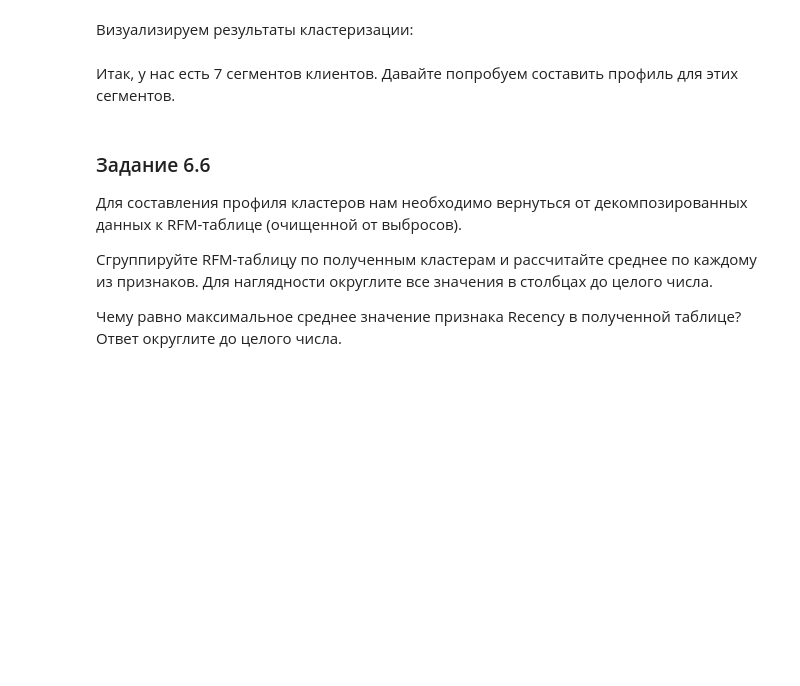
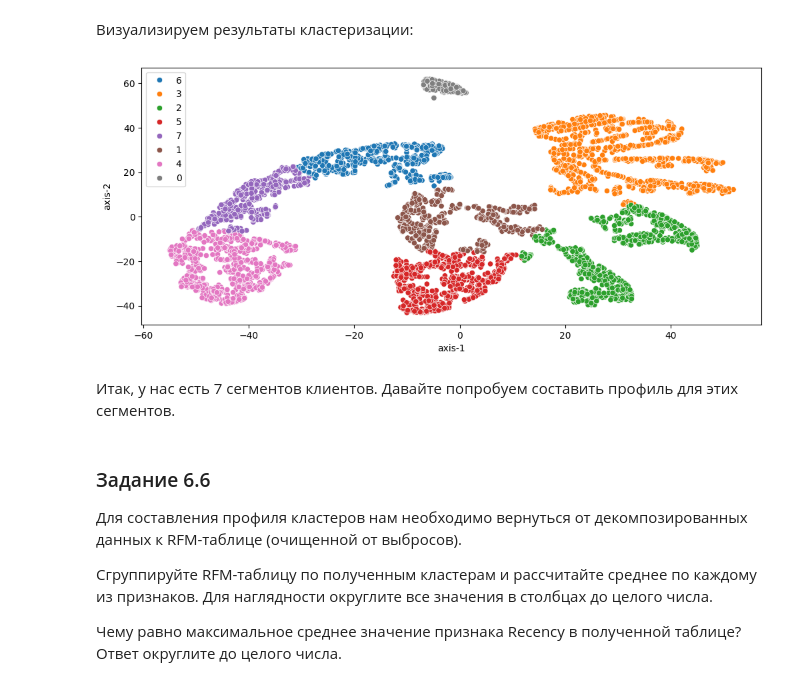
Before and after one commit to Ar1sha/sf, a Jupyter notebook: project_6/Project-6.Сегментирование клиентов онлайн-магазина подарков.ipynb, the cells around one changed output. Cells and saved outputs as stored; diff of their text form; code cells hidden in the pictures; blank space fills up the shorter version.

```diff
--- a/project_6/Project-6.Сегментирование клиентов онлайн-магазина подарков.ipynb
+++ b/project_6/Project-6.Сегментирование клиентов онлайн-магазина подарков.ipynb
@@ -1029,3 +1043,11 @@ sns.scatterplot(data=rfm_table_processed, x='axis-1', y='axis-2');
 1) Судя по полученным результатам, какое количество кластеров лучше всего взять?
 
 2) Чему равно максимальное значение коэффициента силуэта? Ответ округлите до двух знаков после точки-разделителя.
+# %%
+kmeans_tsne = {}
+
+for num in range(3,9):
+  kmeans = cluster.KMeans(random_state=42,n_clusters=num)
+  kmeans.fit(rfm_table_processed_)
+  kmeans_tsne[num]=float(metrics.silhouette_score(rfm_table_processed_,kmeans.labels_))
+kmeans_tsne
@@ -1041,3 +1070,12 @@ sns.scatterplot(data=rfm_table_processed, x='axis-1', y='axis-2');
 1) Судя по полученным результатам, какое количество кластеров лучше всего взять?
 
 2) Чему равно максимальное значение коэффициента силуэта? Ответ округлите до двух знаков после точки-разделителя.
+# %%
+EM_tsne = {}
+
+for num in range(3,9):
+  GM = mixture.GaussianMixture(random_state=42, n_components=num)
+  GM.fit(rfm_table_processed_)
+  pred = GM.predict(rfm_table_processed_)
+  EM_tsne[num]=float(metrics.silhouette_score(rfm_table_processed_,pred))
+EM_tsne
@@ -1053,3 +1098,10 @@ sns.scatterplot(data=rfm_table_processed, x='axis-1', y='axis-2');
 1) Судя по полученным результатам, какое количество кластеров лучше всего взять?
 
 2) Чему равно максимальное значение коэффициента силуэта? Ответ округлите до двух знаков после точки-разделителя.
+# %%
+AG_tsne = {}
+for num in range(2,9):
+  AG = cluster.AgglomerativeClustering(n_clusters=num)
+  AG.fit(rfm_table_processed_)
+  AG_tsne[num] = float(metrics.silhouette_score(rfm_table_processed_,AG.labels_))
+AG_tsne
@@ -1067,0 +1136,4 @@ sns.scatterplot(data=rfm_table_processed, x='axis-1', y='axis-2');
+# %%
+kmeans = cluster.KMeans(random_state=42, n_clusters=8)
+model = kmeans.fit(rfm_table_processed_)
+pd.Series(kmeans.labels_).value_counts()
@@ -1069,7 +1152,9 @@ sns.scatterplot(data=rfm_table_processed, x='axis-1', y='axis-2');
 Визуализируем результаты кластеризации:
 # %%
 fig = plt.figure(figsize=(12, 5))
-sns.scatterplot(data=rfm_table_processed, x='axis-1', y='axis-2', hue=model.labels_.astype('str'));
+sns.scatterplot(data=rfm_table_processed_, x='axis-1', y='axis-2', hue=model.labels_.astype('str'));
+# %% [output]
+[figure, added]
 # %% [markdown]
 
 Итак, у нас есть 7 сегментов клиентов. Давайте попробуем составить профиль для этих сегментов.
```
Also changed, not shown: parts of 13 cells of this notebook.
